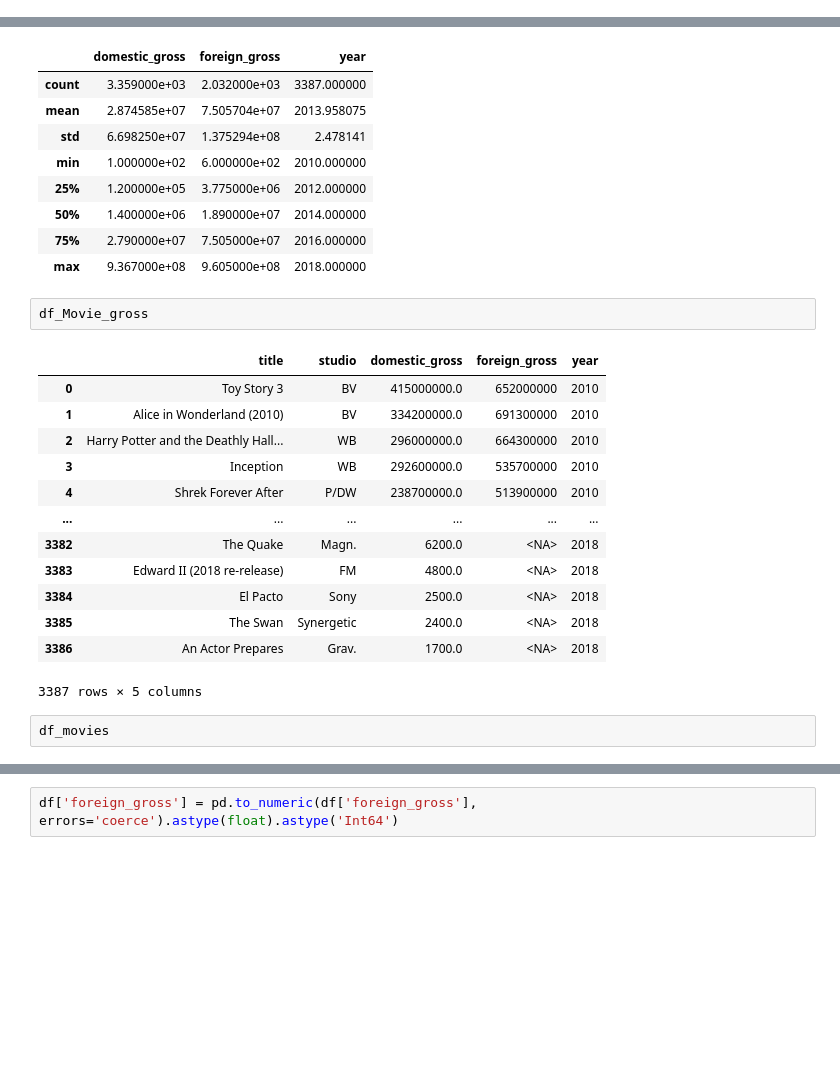
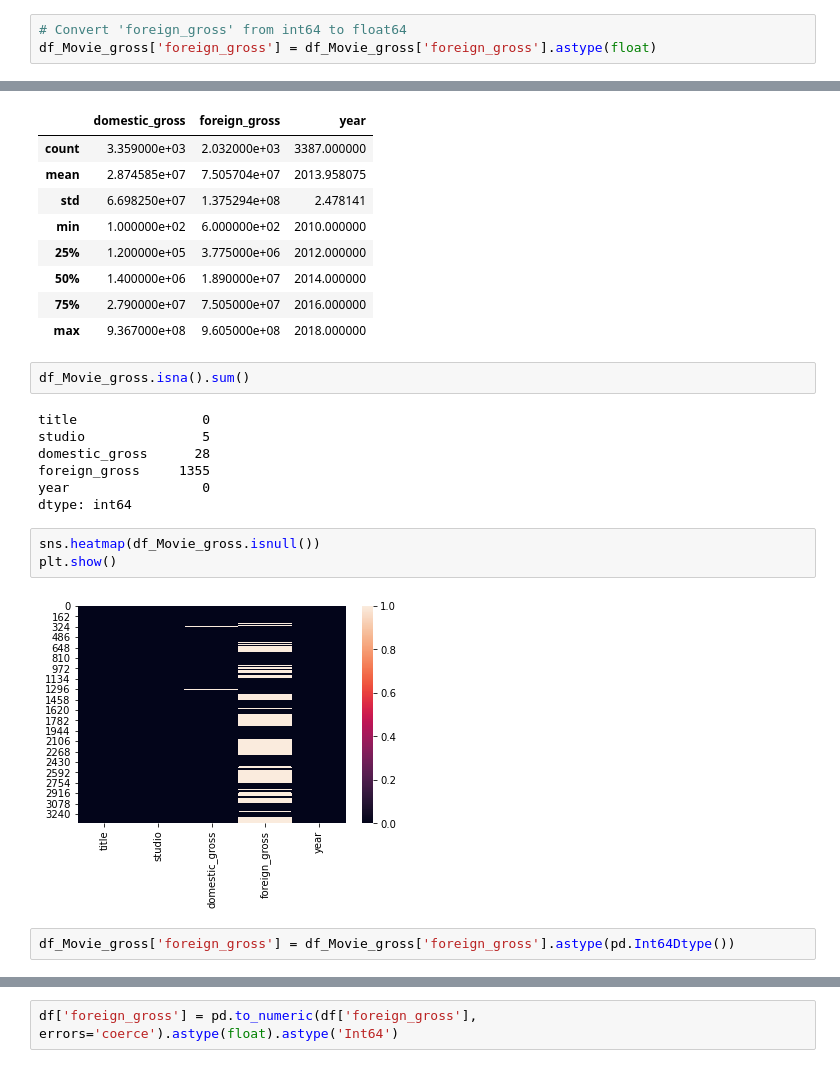
Before and after one commit to PeterMuthoma/Phase1_Project, a Jupyter notebook: student.ipynb, the cells around one changed output, grey strips where cells are left out. Cells and saved outputs as stored; diff of their text form; blank space fills up the shorter version.

Commit message:
adding charts

```diff
--- a/student.ipynb
+++ b/student.ipynb
@@ -93,6 +87,9 @@ Data columns (total 5 columns):
  4   year            3387 non-null   int64
 dtypes: Int64(1), float64(1), int64(1), object(2)
 memory usage: 135.7+ KB
+# %%
+# Convert 'foreign_gross' from int64 to float64
+df_Movie_gross['foreign_gross'] = df_Movie_gross['foreign_gross'].astype(float)
 # %%
 df_Movie_gross.describe()
 # %% [output]
@@ -106,20 +103,18 @@ df_Movie_gross.describe()
 | 75% | 2.790000e+07 | 7.505000e+07 | 2016.000000 |
 | max | 9.367000e+08 | 9.605000e+08 | 2018.000000 |
 # %%
-df_Movie_gross
+df_Movie_gross.isna().sum()
 # %% [output]
-|  | title | studio | domestic_gross | foreign_gross | year |
-| 0 | Toy Story 3 | BV | 415000000.0 | 652000000 | 2010 |
-| 1 | Alice in Wonderland (2010) | BV | 334200000.0 | 691300000 | 2010 |
-| 2 | Harry Potter and the Deathly Hall... | WB | 296000000.0 | 664300000 | 2010 |
-| 3 | Inception | WB | 292600000.0 | 535700000 | 2010 |
-| 4 | Shrek Forever After | P/DW | 238700000.0 | 513900000 | 2010 |
-| ... | ... | ... | ... | ... | ... |
-| 3382 | The Quake | Magn. | 6200.0 | <NA> | 2018 |
-| 3383 | Edward II (2018 re-release) | FM | 4800.0 | <NA> | 2018 |
-| 3384 | El Pacto | Sony | 2500.0 | <NA> | 2018 |
-| 3385 | The Swan | Synergetic | 2400.0 | <NA> | 2018 |
-| 3386 | An Actor Prepares | Grav. | 1700.0 | <NA> | 2018 |
-3387 rows × 5 columns
+title                0
+studio               5
+domestic_gross      28
+foreign_gross     1355
+year                 0
+dtype: int64
-# %%
-df_movies
+# %%
+sns.heatmap(df_Movie_gross.isnull())
+plt.show()
+# %% [output]
+[figure, added]
+# %%
+df_Movie_gross['foreign_gross'] = df_Movie_gross['foreign_gross'].astype(pd.Int64Dtype())
```
Also changed, not shown: parts of 51 cells of this notebook.
